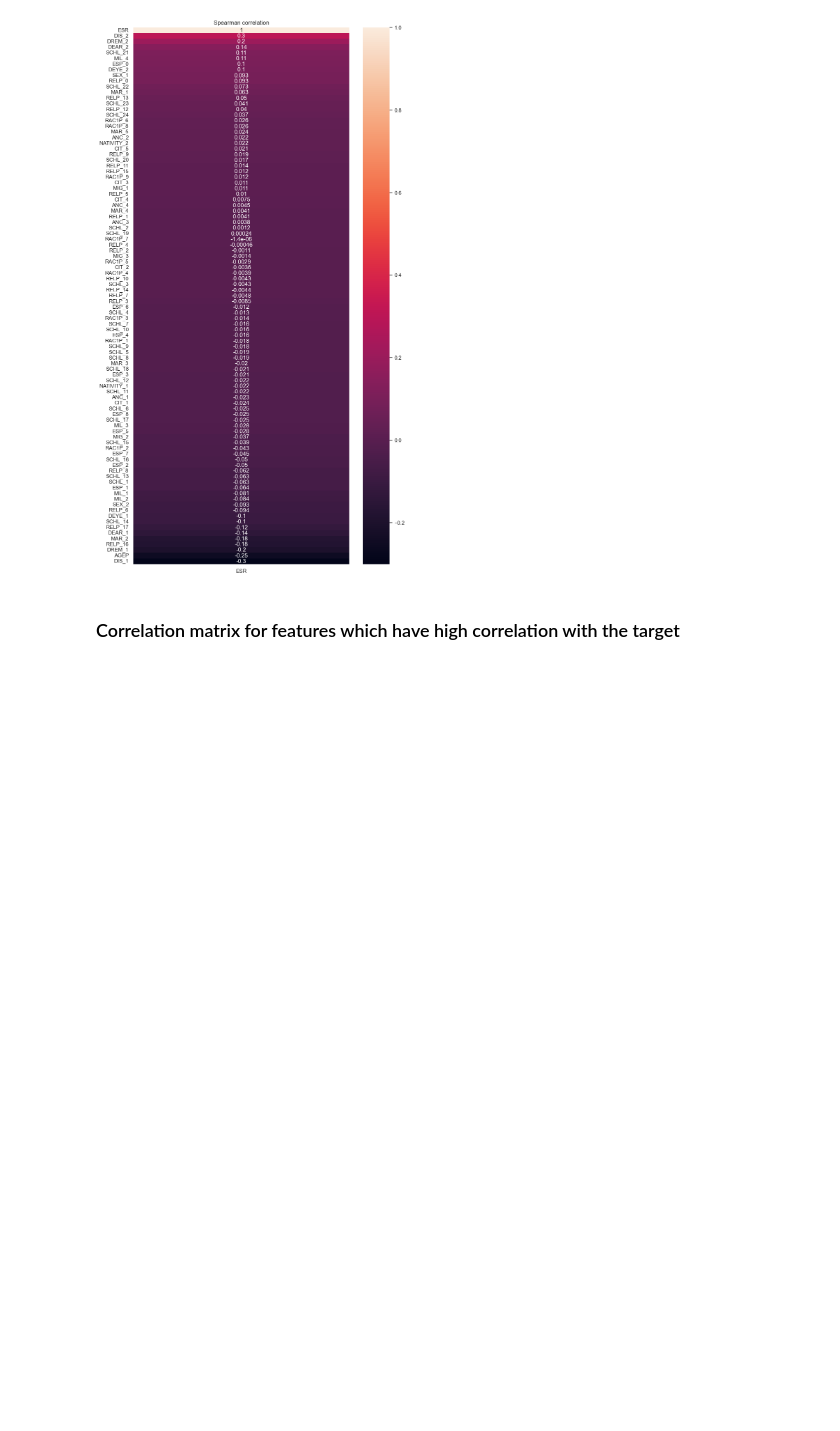
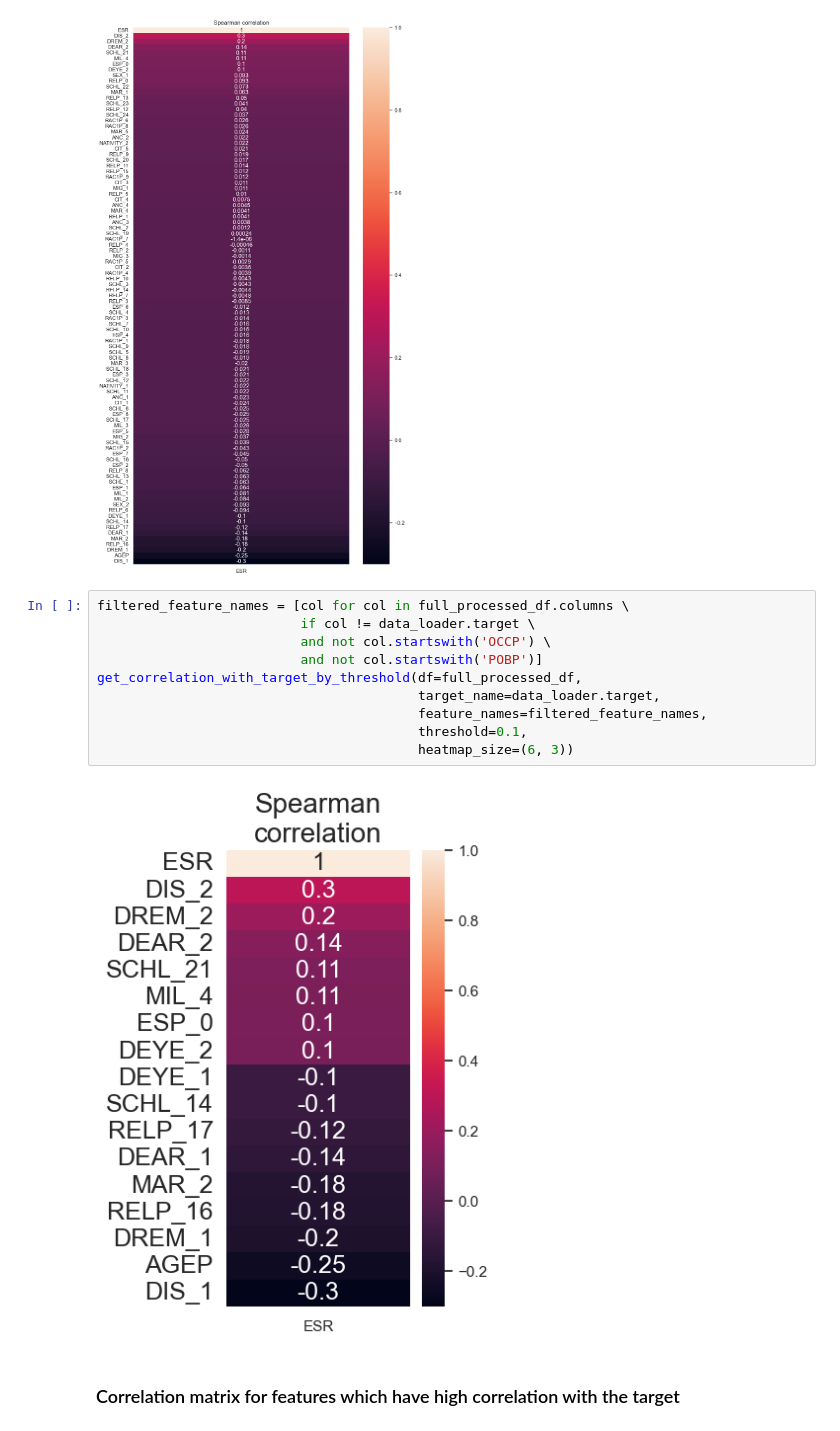
Before and after one commit to FalaahArifKhan/data-cleaning-stability, a Jupyter notebook: notebooks/EDA/ACS_Employment_CA_2018.ipynb, the cells around one changed output. Cells and saved outputs as stored; diff of their text form; blank space fills up the shorter version.

```diff
--- a/notebooks/EDA/ACS_Employment_CA_2018.ipynb
+++ b/notebooks/EDA/ACS_Employment_CA_2018.ipynb
@@ -194,6 +195,18 @@ get_correlation_with_target(df=full_processed_df,
                             heatmap_size=(20, 10))
 # %% [output]
 [figure]
+# %%
+filtered_feature_names = [col for col in full_processed_df.columns \
+                          if col != data_loader.target \
+                          and not col.startswith('OCCP') \
+                          and not col.startswith('POBP')]
+get_correlation_with_target_by_threshold(df=full_processed_df,
+                                         target_name=data_loader.target,
+                                         feature_names=filtered_feature_names,
+                                         threshold=0.1,
+                                         heatmap_size=(6, 3))
+# %% [output]
+[figure, added]
 # %% [markdown]
 ### Correlation matrix for features which have high correlation with the target
 # %%
```
Also changed, not shown: parts of 4 cells of this notebook, 3 other files.
